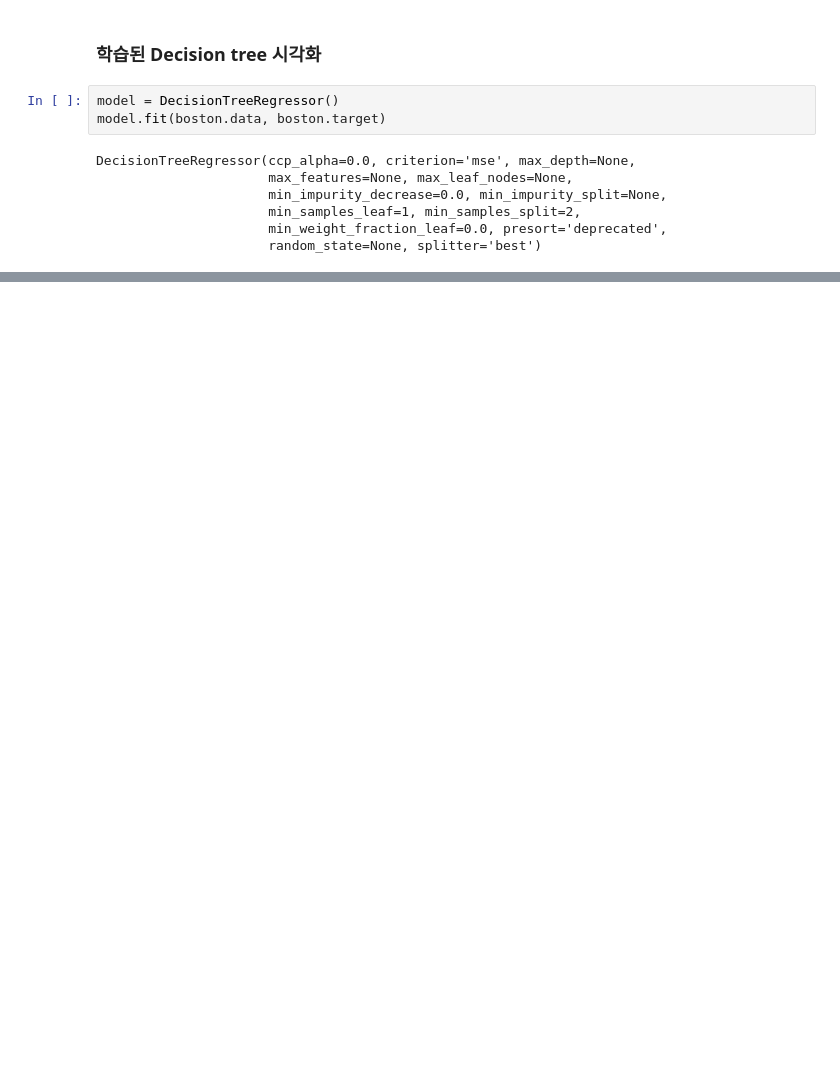
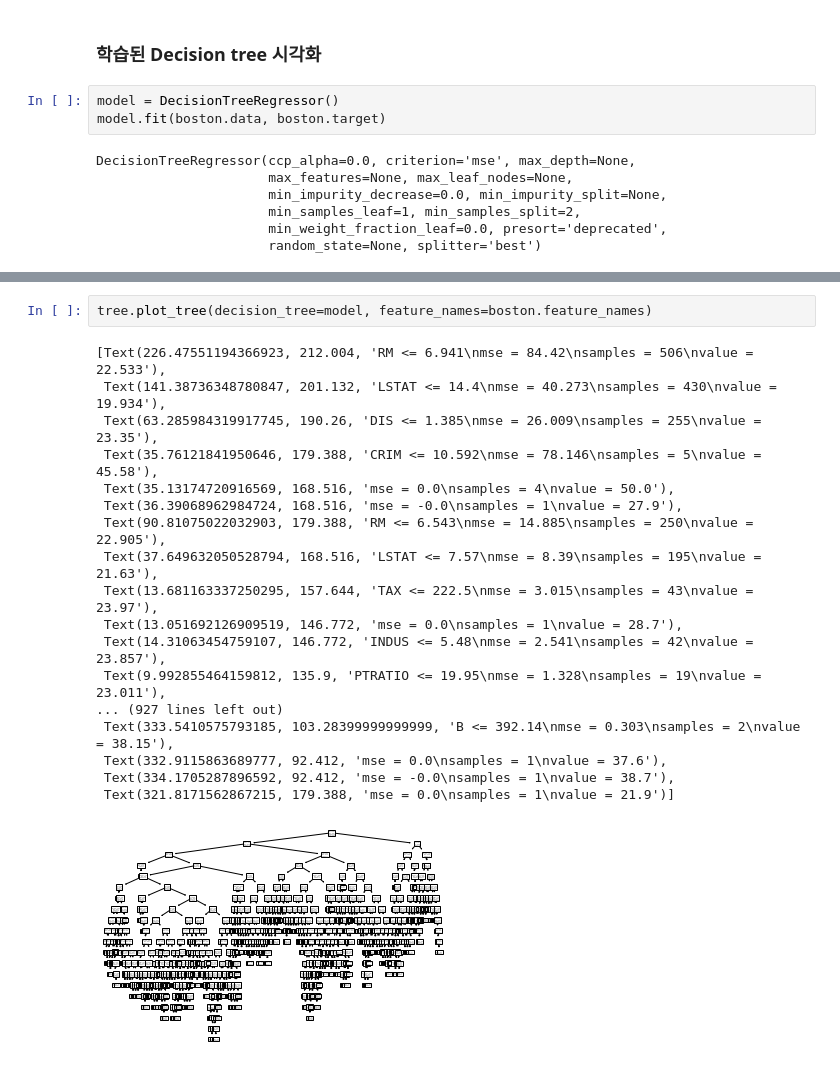
Before and after one commit to KimYongHwi/machine-learning-study, a Jupyter notebook: decision_tree/DecisionTree.ipynb, the cells around one changed output, grey strips where cells are left out. Cells and saved outputs as stored; diff of their text form; blank space fills up the shorter version.

Commit message:
DecisionTreeRegressor

```diff
--- a/decision_tree/DecisionTree.ipynb
+++ b/decision_tree/DecisionTree.ipynb
@@ -872 +870,22 @@ print(r)
 |   |   |   |--- value: [21.90]
+# %%
+tree.plot_tree(decision_tree=model, feature_names=boston.feature_names)
+# %% [output]
+[Text(226.47551194366923, 212.004, 'RM <= 6.941\nmse = 84.42\nsamples = 506\nvalue = 22.533'),
+ Text(141.38736348780847, 201.132, 'LSTAT <= 14.4\nmse = 40.273\nsamples = 430\nvalue = 19.934'),
+ Text(63.285984319917745, 190.26, 'DIS <= 1.385\nmse = 26.009\nsamples = 255\nvalue = 23.35'),
+ Text(35.76121841950646, 179.388, 'CRIM <= 10.592\nmse = 78.146\nsamples = 5\nvalue = 45.58'),
+ Text(35.13174720916569, 168.516, 'mse = 0.0\nsamples = 4\nvalue = 50.0'),
+ Text(36.39068962984724, 168.516, 'mse = -0.0\nsamples = 1\nvalue = 27.9'),
+ Text(90.81075022032903, 179.388, 'RM <= 6.543\nmse = 14.885\nsamples = 250\nvalue = 22.905'),
+ Text(37.649632050528794, 168.516, 'LSTAT <= 7.57\nmse = 8.39\nsamples = 195\nvalue = 21.63'),
+ Text(13.681163337250295, 157.644, 'TAX <= 222.5\nmse = 3.015\nsamples = 43\nvalue = 23.97'),
+ Text(13.051692126909519, 146.772, 'mse = 0.0\nsamples = 1\nvalue = 28.7'),
+ Text(14.31063454759107, 146.772, 'INDUS <= 5.48\nmse = 2.541\nsamples = 42\nvalue = 23.857'),
+ Text(9.992855464159812, 135.9, 'PTRATIO <= 19.95\nmse = 1.328\nsamples = 19\nvalue = 23.011'),
+... (927 lines left out)
+ Text(333.5410575793185, 103.28399999999999, 'B <= 392.14\nmse = 0.303\nsamples = 2\nvalue = 38.15'),
+ Text(332.9115863689777, 92.412, 'mse = 0.0\nsamples = 1\nvalue = 37.6'),
+ Text(334.1705287896592, 92.412, 'mse = -0.0\nsamples = 1\nvalue = 38.7'),
+ Text(321.8171562867215, 179.388, 'mse = 0.0\nsamples = 1\nvalue = 21.9')]
+[figure, added]
```
Also changed, not shown: parts of 56 cells of this notebook.
